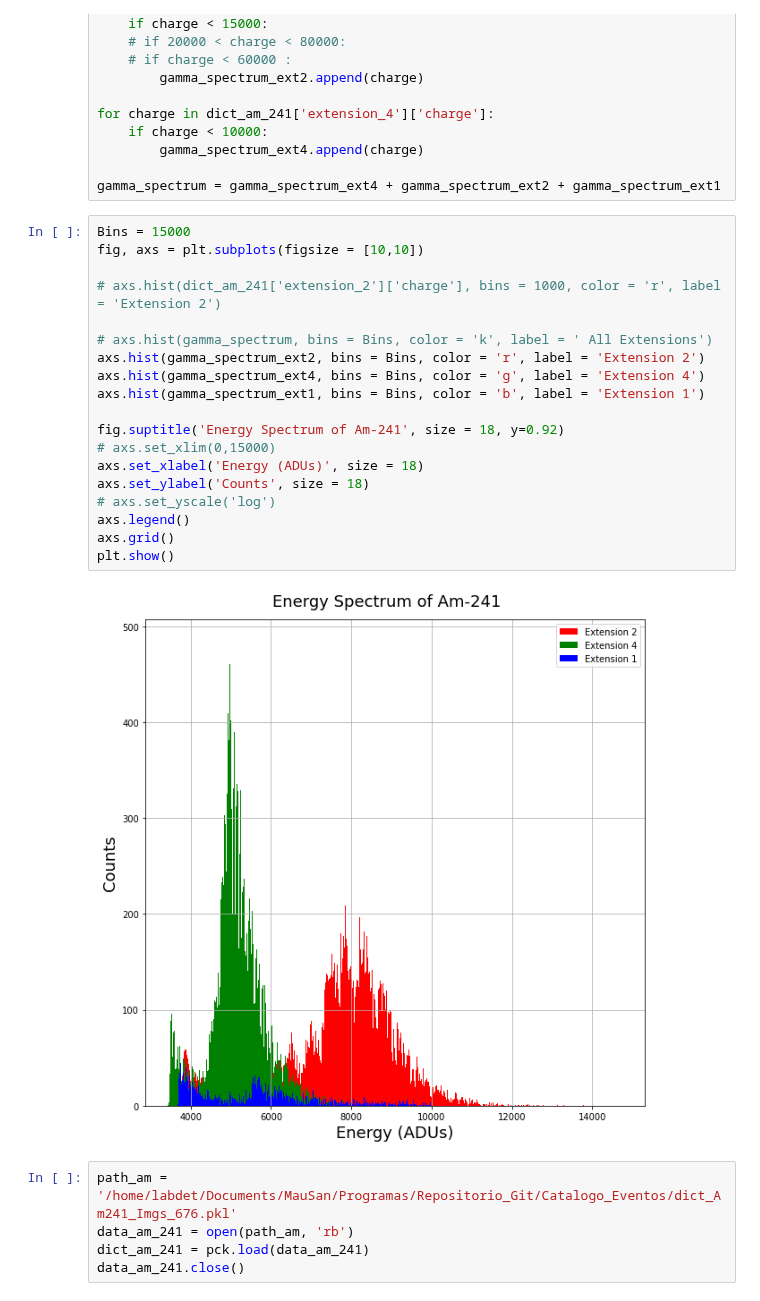
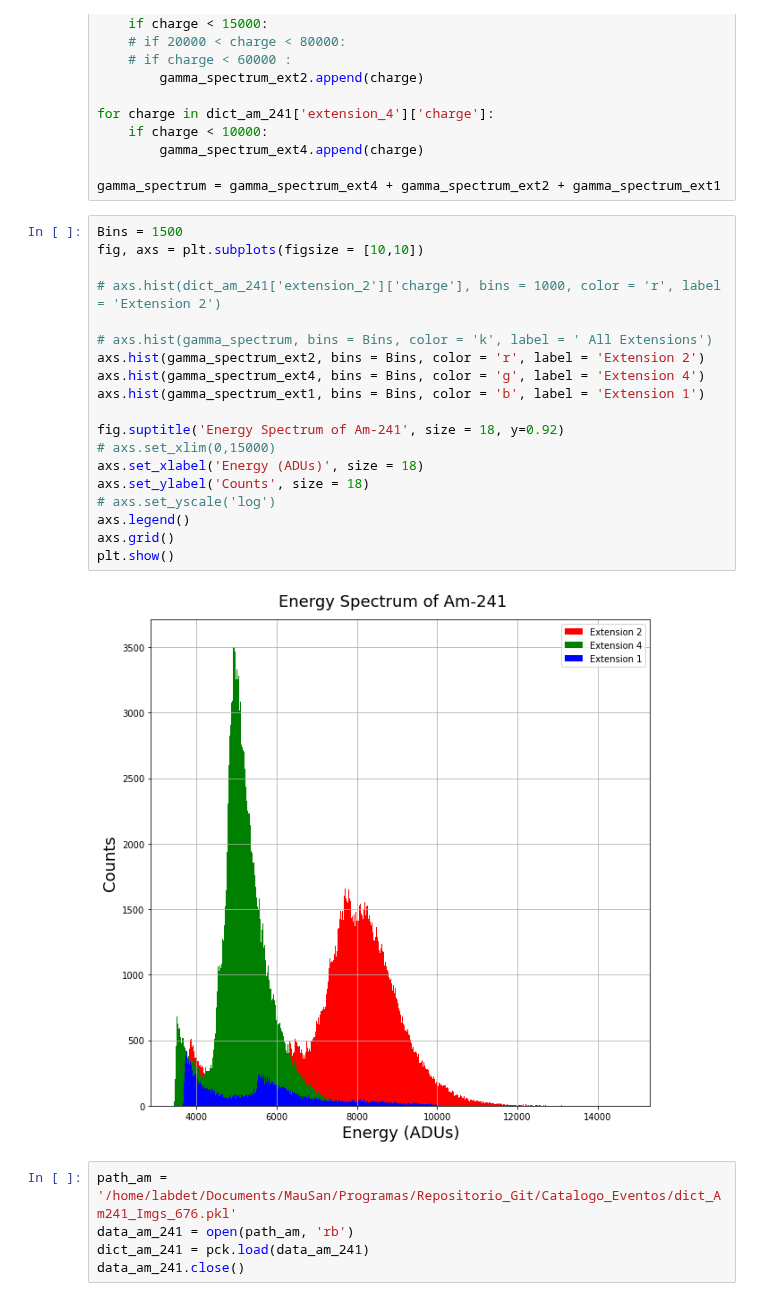
Before and after one commit to mausanram/CodigosICN, a Jupyter notebook: Catalogo_Eventos/Ajuste_Espectro.ipynb, the cells around one changed output. Saved outputs shown, nothing was run; the diff lists cells and outputs as text.

```diff
--- a/Catalogo_Eventos/Ajuste_Espectro.ipynb
+++ b/Catalogo_Eventos/Ajuste_Espectro.ipynb
@@ -952,26 +952,26 @@ for charge in dict_am_241['extension_4']['charge']:
 
 gamma_spectrum = gamma_spectrum_ext4 + gamma_spectrum_ext2 + gamma_spectrum_ext1
 # %%
-Bins = 15000
+Bins = 1500
 fig, axs = plt.subplots(figsize = [10,10])
 
 # axs.hist(dict_am_241['extension_2']['charge'], bins = 1000, color = 'r', label = 'Extension 2')
 
 # axs.hist(gamma_spectrum, bins = Bins, color = 'k', label = ' All Extensions')
 axs.hist(gamma_spectrum_ext2, bins = Bins, color = 'r', label = 'Extension 2')
 axs.hist(gamma_spectrum_ext4, bins = Bins, color = 'g', label = 'Extension 4')
 axs.hist(gamma_spectrum_ext1, bins = Bins, color = 'b', label = 'Extension 1')
 
 fig.suptitle('Energy Spectrum of Am-241', size = 18, y=0.92)
 # axs.set_xlim(0,15000)
 axs.set_xlabel('Energy (ADUs)', size = 18)
 axs.set_ylabel('Counts', size = 18)
 # axs.set_yscale('log')
 axs.legend()
 axs.grid()
 plt.show()
 # %% [output]
-[figure, old version]
+[figure, new version]
 # %%
 path_am = '/home/labdet/Documents/MauSan/Programas/Repositorio_Git/Catalogo_Eventos/dict_Am241_Imgs_676.pkl'
 data_am_241 = open(path_am, 'rb')
```
Also changed, not shown: parts of 2 cells of this notebook.
